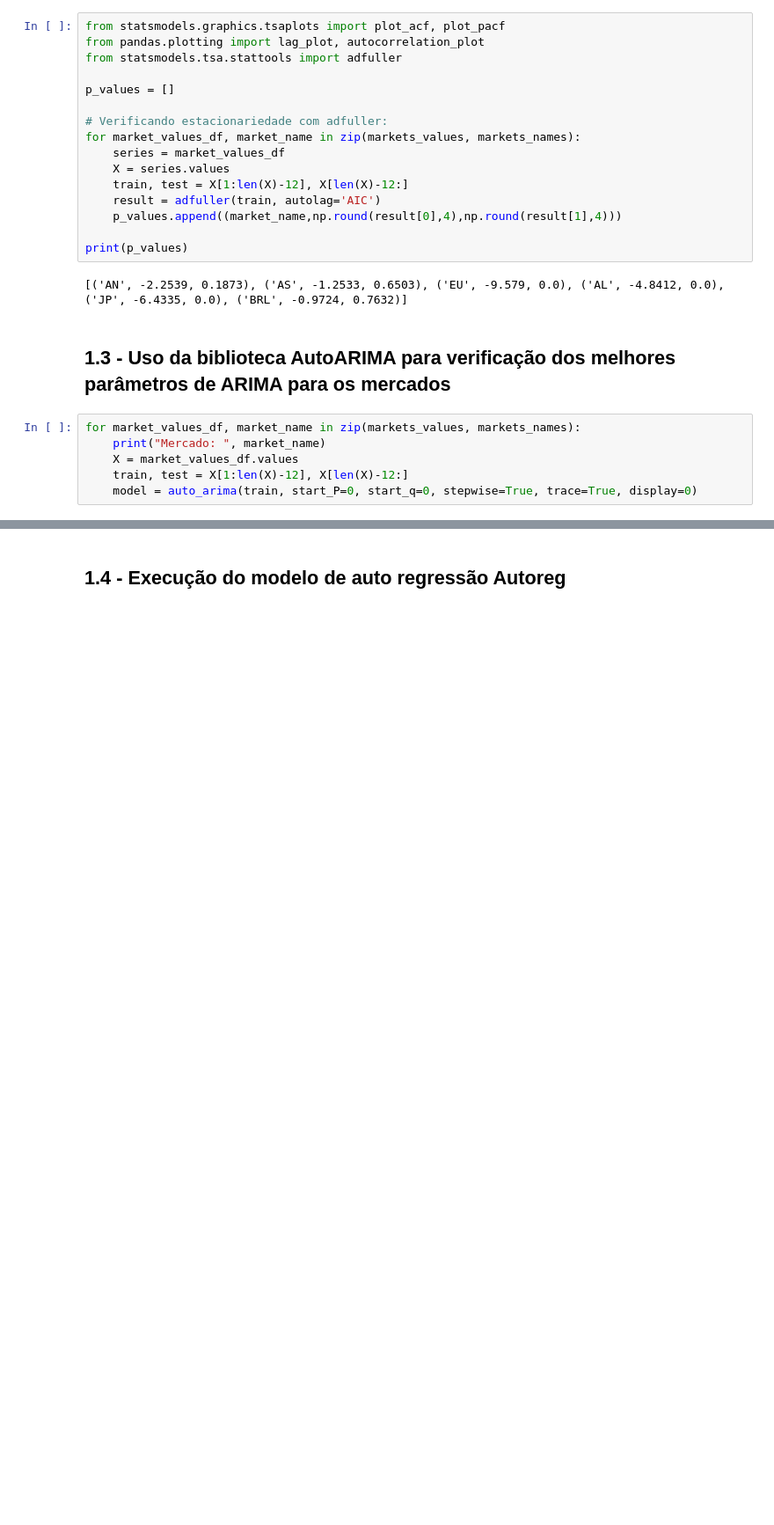
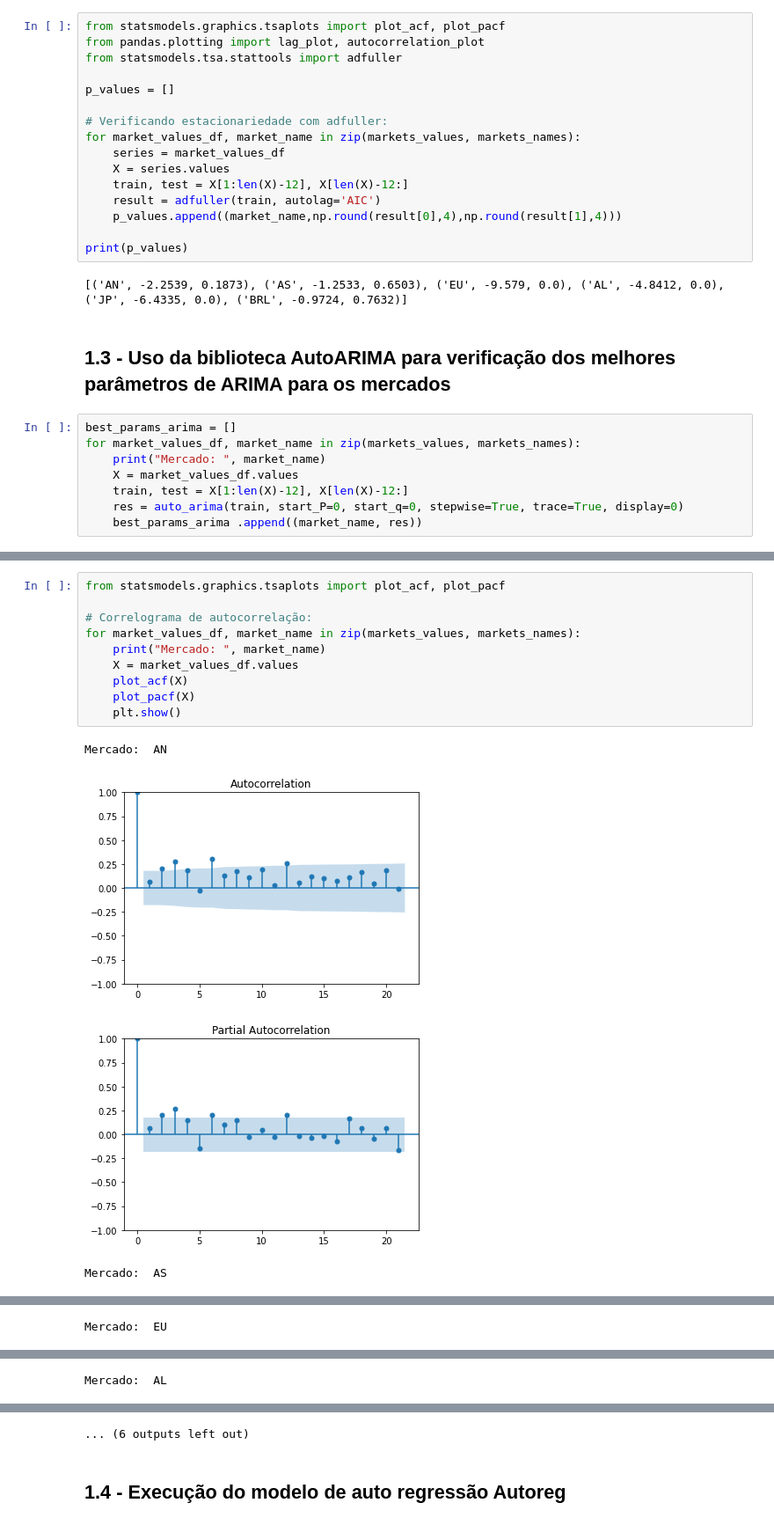
Before and after one commit to caiohrgm/analise_de_indicador_tcc_ufcg, a Jupyter notebook: notebooks/markets_autoregression.ipynb, the cells around one changed output, grey strips where cells are left out. Shown: that part at 88% size. Cells and saved outputs as stored; diff of their text form; blank space fills up the shorter version.

```diff
--- a/notebooks/markets_autoregression.ipynb
+++ b/notebooks/markets_autoregression.ipynb
@@ -184,11 +182,13 @@ print(p_values)
 # %% [markdown]
 ## 1.3 - Uso da biblioteca AutoARIMA para verificação dos melhores parâmetros de ARIMA para os mercados
 # %%
+best_params_arima = []
 for market_values_df, market_name in zip(markets_values, markets_names):
     print("Mercado: ", market_name)
     X = market_values_df.values
     train, test = X[1:len(X)-12], X[len(X)-12:]
-    model = auto_arima(train, start_P=0, start_q=0, stepwise=True, trace=True, display=0)
+    res = auto_arima(train, start_P=0, start_q=0, stepwise=True, trace=True, display=0)
+    best_params_arima .append((market_name, res))
 # %% [output]
 Mercado:  AN
 Performing stepwise search to minimize aic
@@ -209,0 +224,15 @@ Total fit time: 1.319 seconds
+# %%
+from statsmodels.graphics.tsaplots import plot_acf, plot_pacf
+
+# Correlograma de autocorrelação:
+for market_values_df, market_name in zip(markets_values, markets_names):
+    print("Mercado: ", market_name)
+    X = market_values_df.values
+    plot_acf(X)
+    plot_pacf(X)
+    plt.show()
+# %% [output]
+Mercado:  AN
+[figure, added]
+[figure, added]
+Mercado:  AS
@@ -209,0 +241 @@ Total fit time: 1.319 seconds
+Mercado:  EU
@@ -209,0 +244 @@ Total fit time: 1.319 seconds
+Mercado:  AL
@@ -210,3 +247,4 @@ Total fit time: 1.319 seconds
+... (6 outputs left out)
 # %% [markdown]
 ## 1.4 - Execução do modelo de auto regressão Autoreg
 # %%
```
Also changed, not shown: parts of 12 cells of this notebook, 9 other files.
